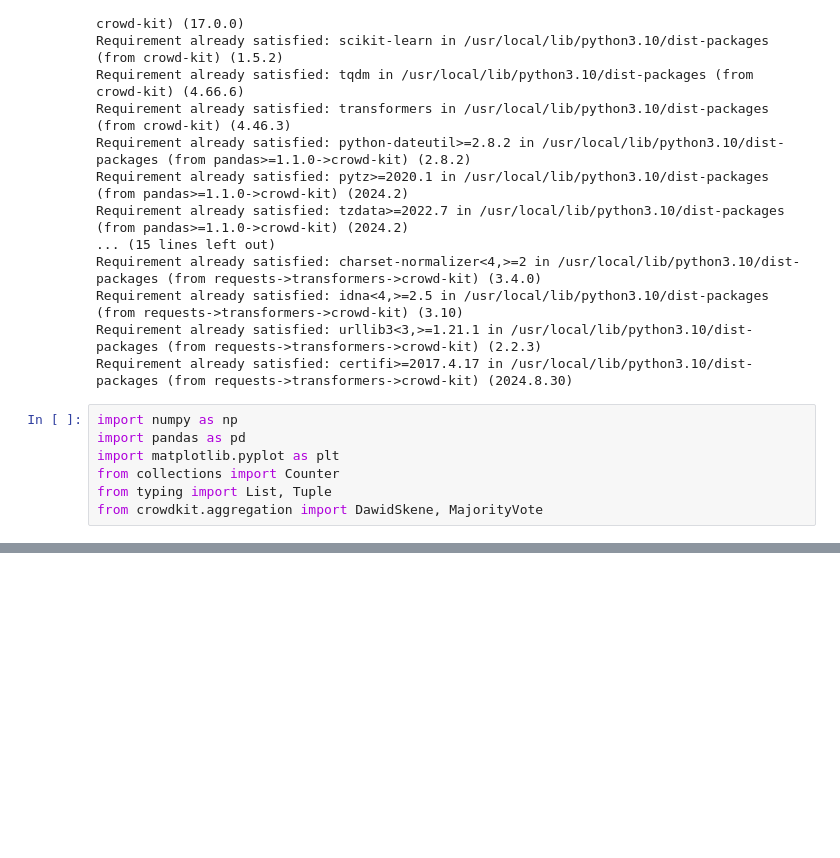
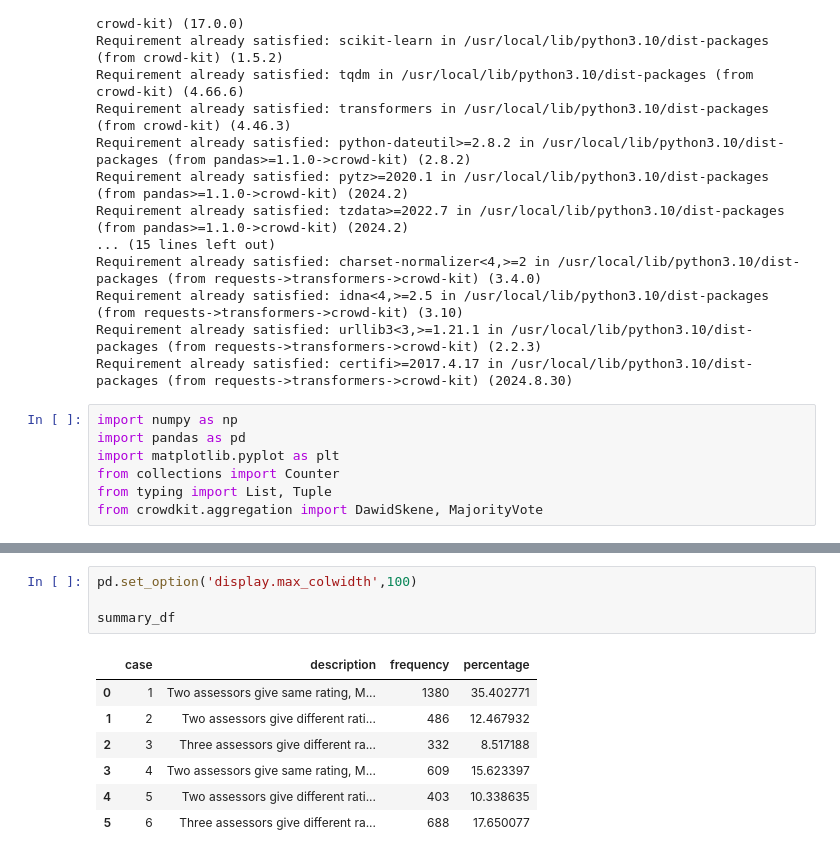
Before and after one commit to guanzi96/spbu-machine-learning-tasks, a Jupyter notebook: hm5_simulated_search_quality_assessment.ipynb, the cells around one changed output, grey strips where cells are left out. Cells and saved outputs as stored; diff of their text form; blank space fills up the shorter version.

```diff
--- a/hm5_simulated_search_quality_assessment.ipynb
+++ b/hm5_simulated_search_quality_assessment.ipynb
@@ -289 +277,13 @@ summary_df
+# %%
+pd.set_option('display.max_colwidth',100)
+
+summary_df
+# %% [output]
+|  | case | description | frequency | percentage |
+| 0 | 1 | Two assessors give same rating, M... | 1380 | 35.402771 |
+| 1 | 2 | Two assessors give different rati... | 486 | 12.467932 |
+| 2 | 3 | Three assessors give different ra... | 332 | 8.517188 |
+| 3 | 4 | Two assessors give same rating, M... | 609 | 15.623397 |
+| 4 | 5 | Two assessors give different rati... | 403 | 10.338635 |
+| 5 | 6 | Three assessors give different ra... | 688 | 17.650077 |
 # %%
```
Also changed, not shown: parts of 5 cells of this notebook.
